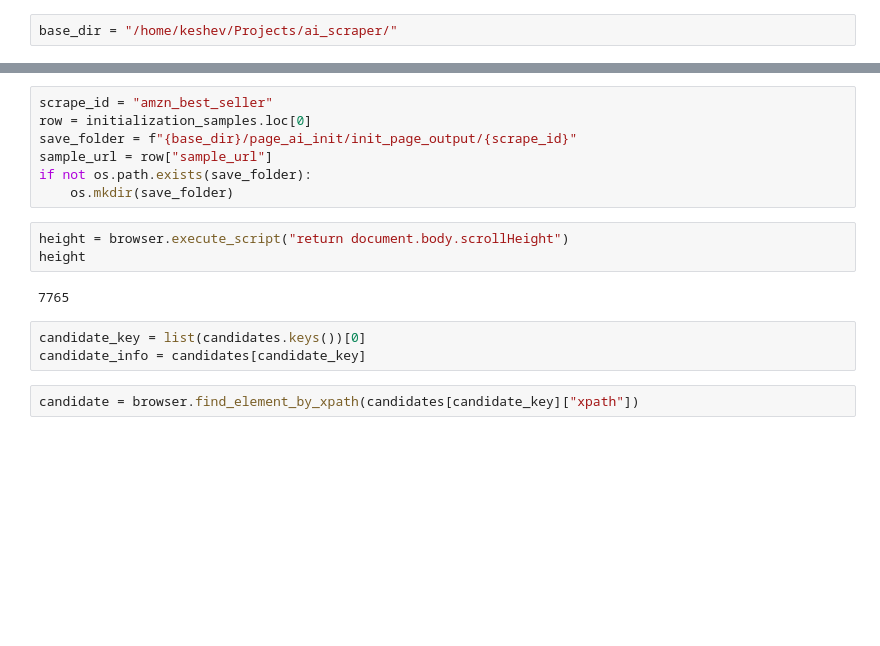
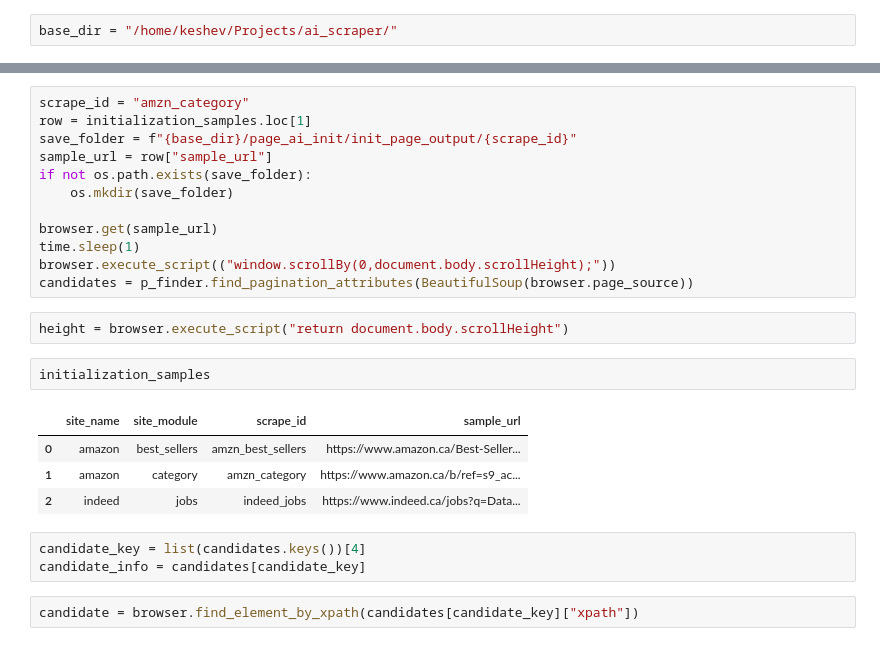
Before and after one commit to KeshevK/AI_Scraper, a Jupyter notebook: notebooks/first_page_module.ipynb, the cells around one changed output, grey strips where cells are left out. Cells and saved outputs as stored; diff of their text form; blank space fills up the shorter version.

```diff
--- a/notebooks/first_page_module.ipynb
+++ b/notebooks/first_page_module.ipynb
@@ -405,17 +591,26 @@ for i,row in initialization_samples.iterrows():
 # %%
-scrape_id = "amzn_best_seller"
-row = initialization_samples.loc[0]
+scrape_id = "amzn_category"
+row = initialization_samples.loc[1]
 save_folder = f"{base_dir}/page_ai_init/init_page_output/{scrape_id}"
 sample_url = row["sample_url"]
 if not os.path.exists(save_folder):
     os.mkdir(save_folder)
+
+browser.get(sample_url)
+time.sleep(1)
+browser.execute_script(("window.scrollBy(0,document.body.scrollHeight);"))
+candidates = p_finder.find_pagination_attributes(BeautifulSoup(browser.page_source))
 # %%
 height = browser.execute_script("return document.body.scrollHeight")
-height
-# %% [output]
-7765
+# %%
+initialization_samples
+# %% [output]
+|  | site_name | site_module | scrape_id | sample_url |
+| 0 | amazon | best_sellers | amzn_best_sellers | https://www.amazon.ca/Best-Seller... |
+| 1 | amazon | category | amzn_category | https://www.amazon.ca/b/ref=s9_ac... |
+| 2 | indeed | jobs | indeed_jobs | https://www.indeed.ca/jobs?q=Data... |
 # %%
-candidate_key = list(candidates.keys())[0]
+candidate_key = list(candidates.keys())[4]
 candidate_info = candidates[candidate_key]
 # %%
 candidate = browser.find_element_by_xpath(candidates[candidate_key]["xpath"])
```
Also changed, not shown: parts of 24 cells of this notebook.
